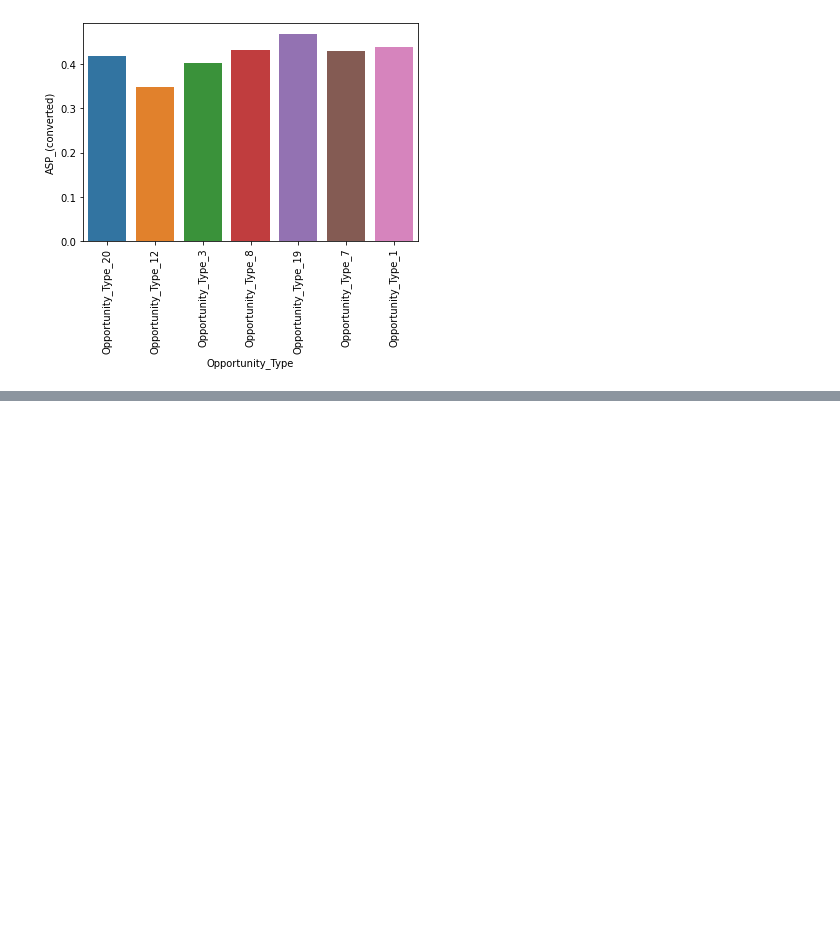
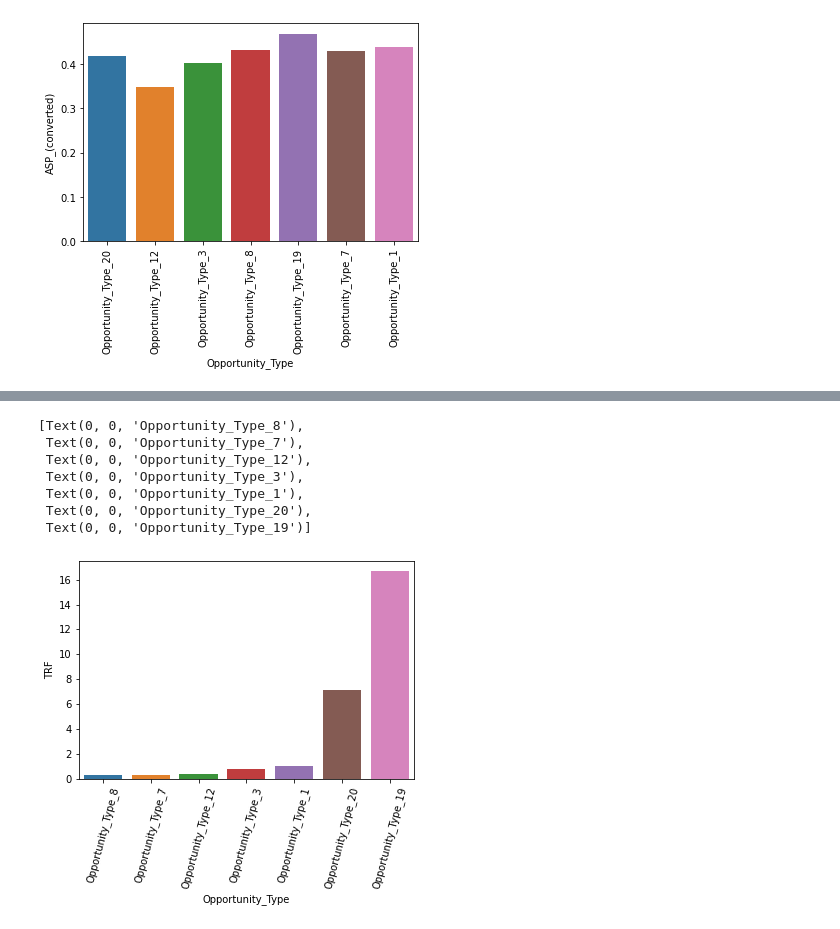
Before and after one commit to RiedelNicolas/75.06-2C2020-TP1, a Jupyter notebook: Op_Type Analysis.ipynb, the cells around one changed output, grey strips where cells are left out. Saved outputs shown, nothing was run; the diff lists cells and outputs as text; code cells hidden in the pictures; blank space fills up the shorter version.

Commit message:
Analizo las relaciones de source, size y opType con las toneladas de refrigeracion

```diff
--- a/Op_Type Analysis.ipynb
+++ b/Op_Type Analysis.ipynb
@@ -134,0 +116,6 @@ opportunities[["Opportunity_Type","TRF"]].groupby("Opportunity_Type").agg({"TRF"
+# %%
+opTypeVsTRF = opportunities[["Opportunity_Type","TRF","Opportunity_ID"]].groupby("Opportunity_Type").agg({"TRF":"mean","Opportunity_ID":"count"})
+opTypeVsTRF = opTypeVsTRF[(opTypeVsTRF["TRF"] > 0) & (opTypeVsTRF["Opportunity_ID"]>100)]
+opTypeVsTRF.reset_index(inplace=True)
+opTypeVsTRF = opTypeVsTRF.sort_values(by="TRF")
+opTypeVsTRF
@@ -134,0 +131,15 @@ opportunities[["Opportunity_Type","TRF"]].groupby("Opportunity_Type").agg({"TRF"
+# %%
+plot = sns.barplot(x="Opportunity_Type",y="TRF",data=opTypeVsTRF)
+plot.set_xticklabels(plot.get_xticklabels(), rotation=75)
+#OT 19 y OT 20 son los que venden una cantidad considerable de TRF.
+#Este grafico iria mejor en el analisis de TRF, para comparar que afecta mas a la cantidad. Por ej, aca el OT 19 vende en promedio 16 toneladas, mientras que la source q mas vende
+#llega solo a 4, entonces la cantidad de TRF depende mas del OT que del source
+# %% [output]
+[Text(0, 0, 'Opportunity_Type_8'),
+ Text(0, 0, 'Opportunity_Type_7'),
+ Text(0, 0, 'Opportunity_Type_12'),
+ Text(0, 0, 'Opportunity_Type_3'),
+ Text(0, 0, 'Opportunity_Type_1'),
+ Text(0, 0, 'Opportunity_Type_20'),
+ Text(0, 0, 'Opportunity_Type_19')]
+[figure, added]
```
Also changed, not shown: parts of 3 cells of this notebook, 3 other files.
